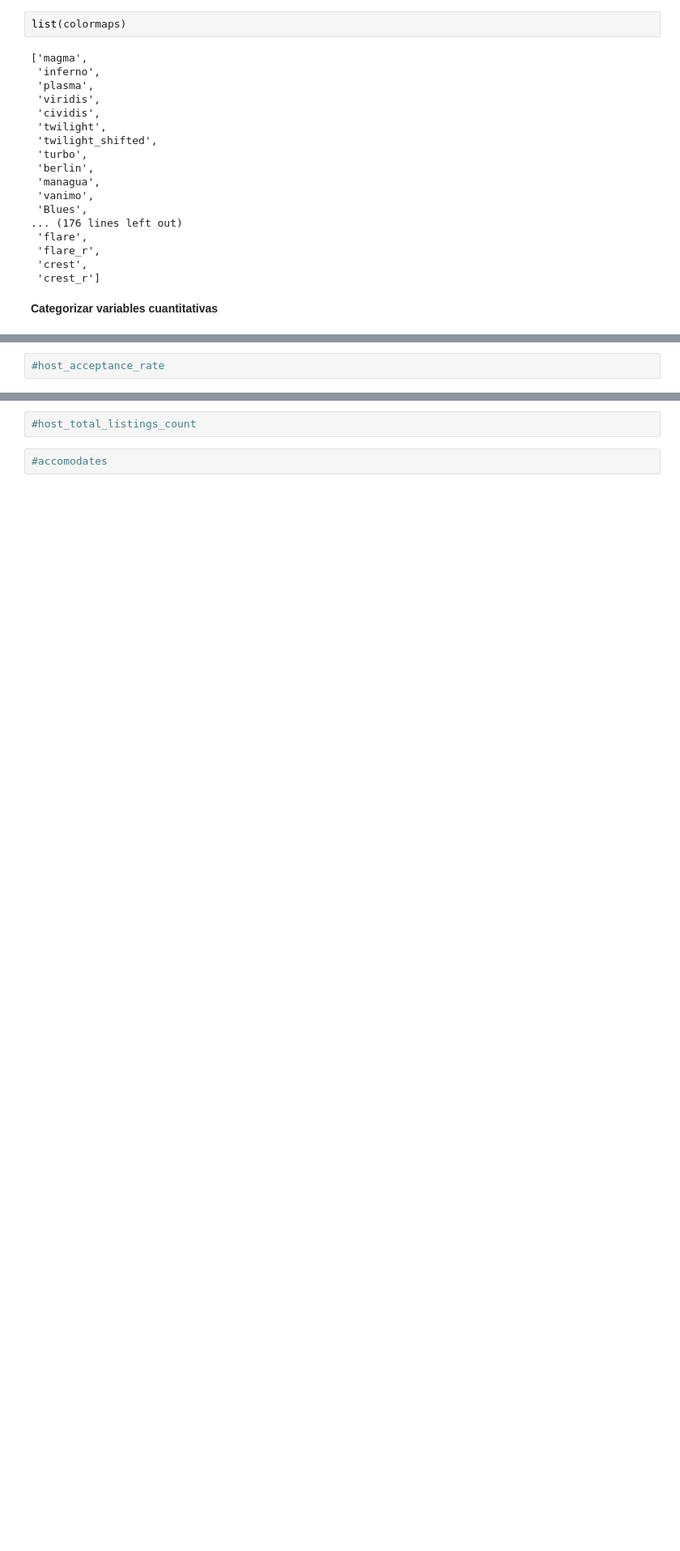
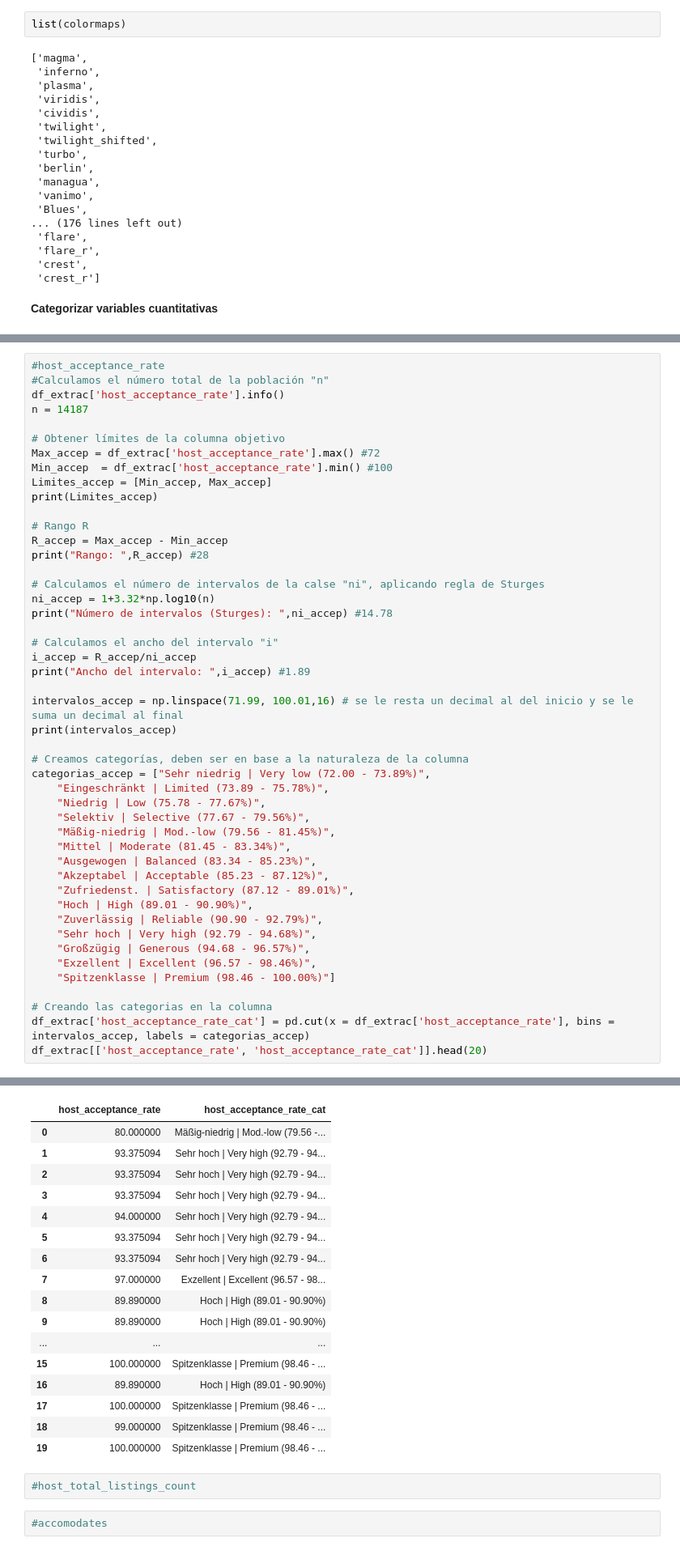
Before and after one commit to Raydays55/Actividad-5, a Jupyter notebook: Act5.ipynb, the cells around one changed output, grey strips where cells are left out. Shown at 81% size. Drawn from its saved outputs; the diff is of its cells as text; blank space fills up the shorter version.

```diff
--- a/Act5.ipynb
+++ b/Act5.ipynb
@@ -354,2 +380,48 @@ Categories (14, object): ['Categoria 1' < 'Categoria 2' < 'Categoria 3' < 'Categ
 # %%
 #host_acceptance_rate
+#Calculamos el número total de la población "n"
+df_extrac['host_acceptance_rate'].info()
+n = 14187
+
+# Obtener límites de la columna objetivo
+Max_accep = df_extrac['host_acceptance_rate'].max() #72
+Min_accep  = df_extrac['host_acceptance_rate'].min() #100
+Limites_accep = [Min_accep, Max_accep]
+print(Limites_accep)
+
+# Rango R
+R_accep = Max_accep - Min_accep
+print("Rango: ",R_accep) #28
+
+# Calculamos el número de intervalos de la calse "ni", aplicando regla de Sturges
+ni_accep = 1+3.32*np.log10(n)
+print("Número de intervalos (Sturges): ",ni_accep) #14.78
+
+# Calculamos el ancho del intervalo "i"
+i_accep = R_accep/ni_accep
+print("Ancho del intervalo: ",i_accep) #1.89
+
+intervalos_accep = np.linspace(71.99, 100.01,16) # se le resta un decimal al del inicio y se le suma un decimal al final
+print(intervalos_accep)
+
+# Creamos categorías, deben ser en base a la naturaleza de la columna
+categorias_accep = ["Sehr niedrig | Very low (72.00 - 73.89%)",
+    "Eingeschränkt | Limited (73.89 - 75.78%)",
+    "Niedrig | Low (75.78 - 77.67%)",
+    "Selektiv | Selective (77.67 - 79.56%)",
+    "Mäßig-niedrig | Mod.-low (79.56 - 81.45%)",
+    "Mittel | Moderate (81.45 - 83.34%)",
+    "Ausgewogen | Balanced (83.34 - 85.23%)",
+    "Akzeptabel | Acceptable (85.23 - 87.12%)",
+    "Zufriedenst. | Satisfactory (87.12 - 89.01%)",
+    "Hoch | High (89.01 - 90.90%)",
+    "Zuverlässig | Reliable (90.90 - 92.79%)",
+    "Sehr hoch | Very high (92.79 - 94.68%)",
+    "Großzügig | Generous (94.68 - 96.57%)",
+    "Exzellent | Excellent (96.57 - 98.46%)",
+    "Spitzenklasse | Premium (98.46 - 100.00%)"]
+
+# Creando las categorias en la columna
+df_extrac['host_acceptance_rate_cat'] = pd.cut(x = df_extrac['host_acceptance_rate'], bins = intervalos_accep, labels = categorias_accep)
+df_extrac[['host_acceptance_rate', 'host_acceptance_rate_cat']].head(20)
+# %% [output]
@@ -356,3 +442,20 @@ Categories (14, object): ['Categoria 1' < 'Categoria 2' < 'Categoria 3' < 'Categ
+|  | host_acceptance_rate | host_acceptance_rate_cat |
+| 0 | 80.000000 | Mäßig-niedrig | Mod.-low (79.56 -... |
+| 1 | 93.375094 | Sehr hoch | Very high (92.79 - 94... |
+| 2 | 93.375094 | Sehr hoch | Very high (92.79 - 94... |
+| 3 | 93.375094 | Sehr hoch | Very high (92.79 - 94... |
+| 4 | 94.000000 | Sehr hoch | Very high (92.79 - 94... |
+| 5 | 93.375094 | Sehr hoch | Very high (92.79 - 94... |
+| 6 | 93.375094 | Sehr hoch | Very high (92.79 - 94... |
+| 7 | 97.000000 | Exzellent | Excellent (96.57 - 98... |
+| 8 | 89.890000 | Hoch | High (89.01 - 90.90%) |
+| 9 | 89.890000 | Hoch | High (89.01 - 90.90%) |
+| ... | ... | ... |
+| 15 | 100.000000 | Spitzenklasse | Premium (98.46 - ... |
+| 16 | 89.890000 | Hoch | High (89.01 - 90.90%) |
+| 17 | 100.000000 | Spitzenklasse | Premium (98.46 - ... |
+| 18 | 99.000000 | Spitzenklasse | Premium (98.46 - ... |
+| 19 | 100.000000 | Spitzenklasse | Premium (98.46 - ... |
 # %%
 #host_total_listings_count
 # %%
```
Also changed, not shown: parts of 2 cells of this notebook.
